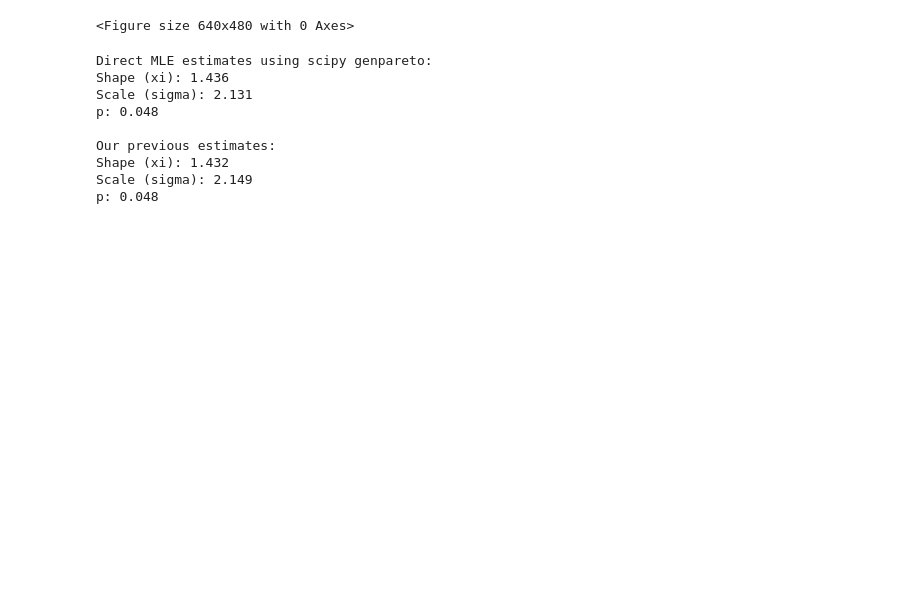
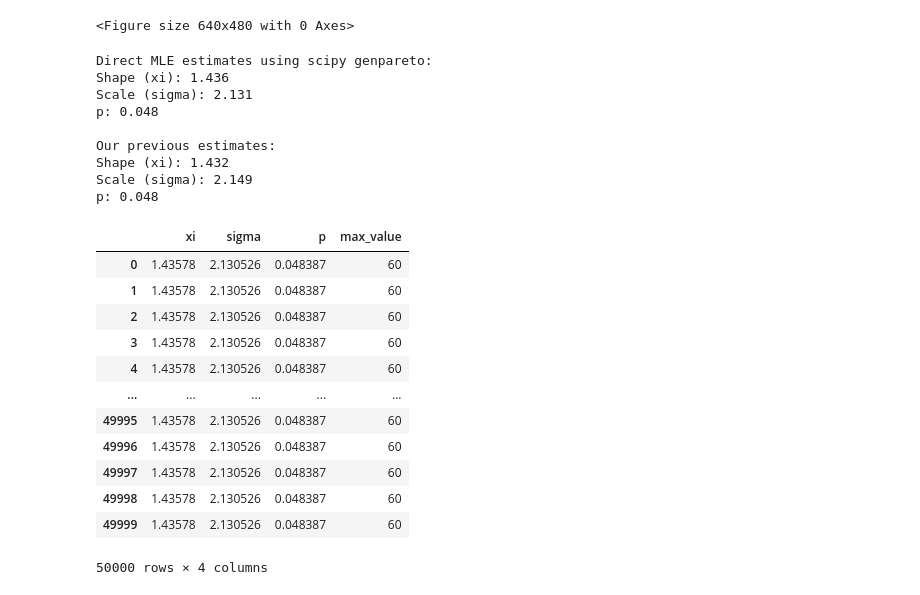
Before and after one commit to DevInnovationLab/pandemic_model_public, a Jupyter notebook: python/notebooks/35 mle_uncertainty_param_transform.ipynb, the cells around one changed output. Saved outputs shown, nothing was run; the diff lists cells and outputs as text; code cells hidden in the pictures; blank space fills up the shorter version.

```diff
--- a/python/notebooks/35 mle_uncertainty_param_transform.ipynb
+++ b/python/notebooks/35 mle_uncertainty_param_transform.ipynb
@@ -576,6 +682,33 @@ taleb_params_df = pd.DataFrame({
 
 # Save to CSV
 taleb_params_df.to_csv('../../output/severity_distributions/taleb_params_samples.csv', index=False)
+# %%
+# Draw 50,000 samples for upper bound of 60
+n_samples = 50000
+upper = 100
+
+# Find the result with upper bound of 60
+result_100 = next(result for result in results if result['upper_bound'] == upper)
+
+# Get phi_hat and V_phi for Taleb method
+taleb_phi_hat = result_60['taleb']['best'].opt.x
+taleb_V_phi = result_60['taleb']['best'].hess_inv
+
+# Draw samples in phi space and transform to theta space
+taleb_phi_draws = rng.multivariate_normal(taleb_phi_hat, taleb_V_phi, size=n_samples)
+taleb_theta_draws = np.vstack([from_phi(phi_row) for phi_row in taleb_phi_draws])
+taleb_p_draws, taleb_xi_draws, taleb_sigma_draws = np.hsplit(taleb_theta_draws, 3)
+
+# Create DataFrame with samples
+taleb_params_df = pd.DataFrame({
+    'xi': taleb_xi_draws.flatten(),
+    'sigma': taleb_sigma_draws.flatten(),
+    'p': taleb_p_draws.flatten(),
+    'max_value': upper
+})
+
+# Save to CSV
+taleb_params_df.to_csv('../../output/severity_distributions/taleb_params_samples_100_upper.csv', index=False)
 # %%
 # First calculate p from the data
 upper = 60
@@ -618,8 +751,24 @@ mle_params_df = pd.DataFrame({
     'xi': np.repeat(scipy_shape, n_samples),
     'sigma': np.repeat(scipy_scale, n_samples),
     'p': np.repeat(p_estimate, n_samples),
-    'upper_bound': np.repeat(upper, n_samples)
+    'max_value': np.repeat(upper, n_samples)
 })
 
 # Save to CSV
 mle_params_df.to_csv('../../output/severity_distributions/taleb_params_samples_mle.csv', index=False)
+# %%
+mle_params_df
+# %% [output]
+|  | xi | sigma | p | max_value |
+| 0 | 1.43578 | 2.130526 | 0.048387 | 60 |
+| 1 | 1.43578 | 2.130526 | 0.048387 | 60 |
+| 2 | 1.43578 | 2.130526 | 0.048387 | 60 |
+| 3 | 1.43578 | 2.130526 | 0.048387 | 60 |
+| 4 | 1.43578 | 2.130526 | 0.048387 | 60 |
+| ... | ... | ... | ... | ... |
+| 49995 | 1.43578 | 2.130526 | 0.048387 | 60 |
+| 49996 | 1.43578 | 2.130526 | 0.048387 | 60 |
+| 49997 | 1.43578 | 2.130526 | 0.048387 | 60 |
+| 49998 | 1.43578 | 2.130526 | 0.048387 | 60 |
+| 49999 | 1.43578 | 2.130526 | 0.048387 | 60 |
+50000 rows × 4 columns
```
Also changed, not shown: parts of 5 cells of this notebook, 3 other files.
